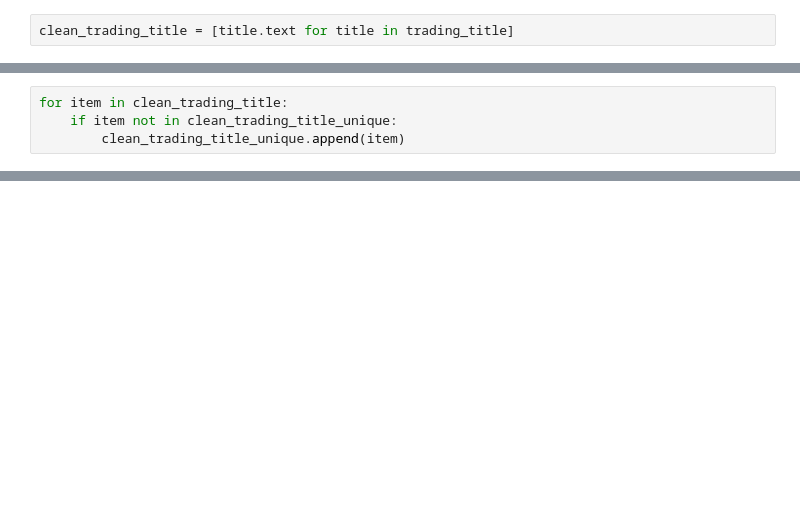
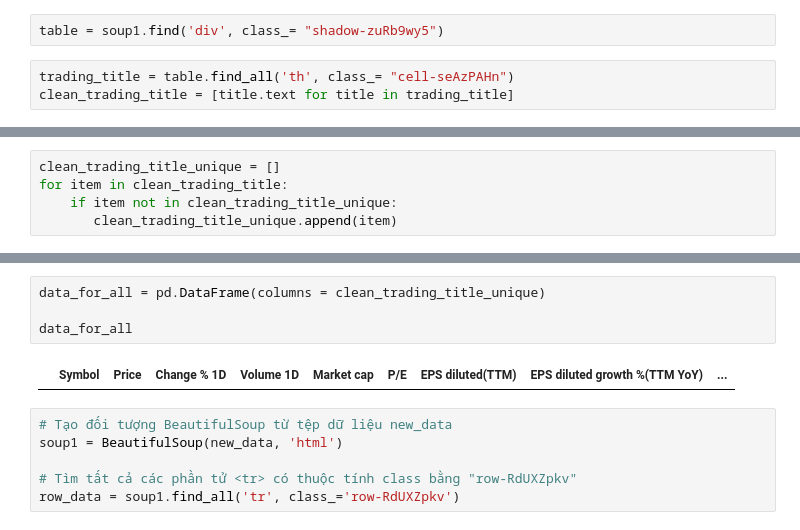
Before and after one commit to lhquan502/DATA-PROJECT, a Jupyter notebook: TradingView.ipynb, the cells around one changed output, grey strips where cells are left out. Cells and saved outputs as stored; diff of their text form; blank space fills up the shorter version.

```diff
--- a/TradingView.ipynb
+++ b/TradingView.ipynb
@@ -44,2 +52,5 @@ trading_title
+# %%
+table = soup1.find('div', class_= "shadow-zuRb9wy5")
 # %%
+trading_title = table.find_all('th', class_= "cell-seAzPAHn")
 clean_trading_title = [title.text for title in trading_title]
@@ -48,4 +57,5 @@ clean_trading_title
 # %%
+clean_trading_title_unique = []
 for item in clean_trading_title:
     if item not in clean_trading_title_unique:
-        clean_trading_title_unique.append(item)
+       clean_trading_title_unique.append(item)
@@ -55,0 +76,12 @@ import pandas as pd
+# %%
+data_for_all = pd.DataFrame(columns = clean_trading_title_unique)
+
+data_for_all
+# %% [output]
+|  | Symbol | Price | Change % 1D | Volume 1D | Market cap | P/E | EPS diluted(TTM) | EPS diluted growth %(TTM YoY) | ... |
+# %%
+# Tạo đối tượng BeautifulSoup từ tệp dữ liệu new_data
+soup1 = BeautifulSoup(new_data, 'html')
+
+# Tìm tất cả các phần tử <tr> có thuộc tính class bằng "row-RdUXZpkv"
+row_data = soup1.find_all('tr', class_='row-RdUXZpkv')
```
Also changed, not shown: parts of 18 cells of this notebook, 2 other files.
